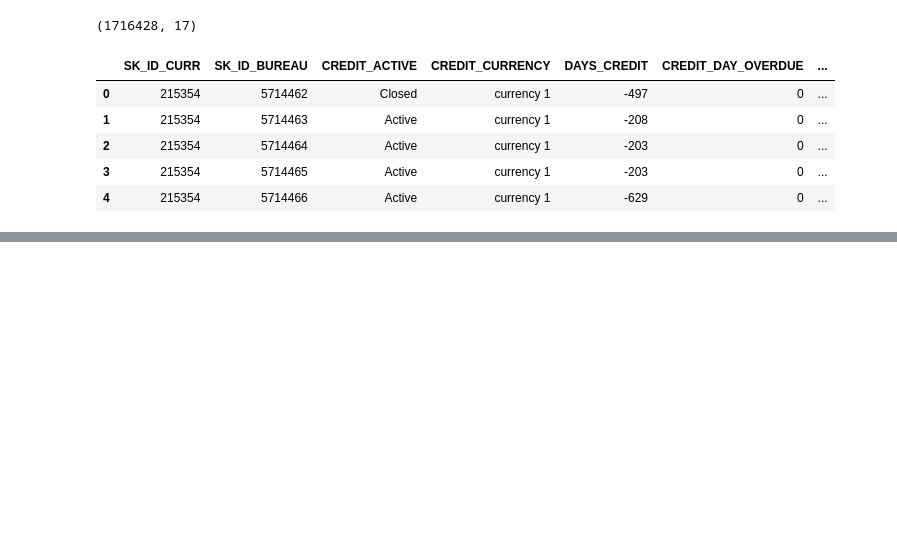
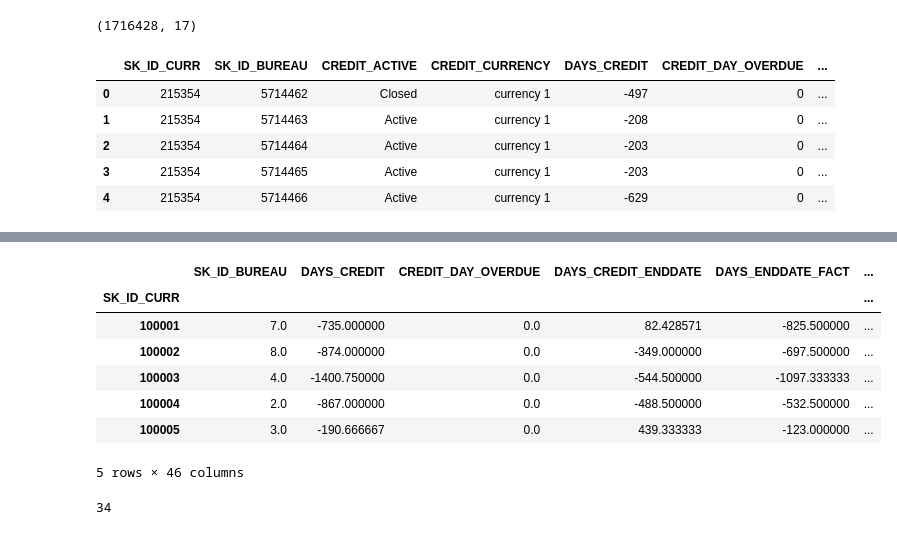
Before and after one commit to PengInGitHub/catboost, a Jupyter notebook: LightGBM_Shap.ipynb, the cells around one changed output, grey strips where cells are left out. Saved outputs shown, nothing was run; the diff lists cells and outputs as text; code cells hidden in the pictures; blank space fills up the shorter version.

```diff
--- a/LightGBM_Shap.ipynb
+++ b/LightGBM_Shap.ipynb
@@ -110,0 +199,17 @@ buro.head()
+# %%
+avg_buro = buro_full.groupby('SK_ID_CURR').mean()
+avg_buro.head()
+# %% [output]
+|  | SK_ID_BUREAU | DAYS_CREDIT | CREDIT_DAY_OVERDUE | DAYS_CREDIT_ENDDATE | DAYS_ENDDATE_FACT | ... |
+| SK_ID_CURR |  |  |  |  |  | ... |
+| 100001 | 7.0 | -735.000000 | 0.0 | 82.428571 | -825.500000 | ... |
+| 100002 | 8.0 | -874.000000 | 0.0 | -349.000000 | -697.500000 | ... |
+| 100003 | 4.0 | -1400.750000 | 0.0 | -544.500000 | -1097.333333 | ... |
+| 100004 | 2.0 | -867.000000 | 0.0 | -488.500000 | -532.500000 | ... |
+| 100005 | 3.0 | -190.666667 | 0.0 | 439.333333 | -123.000000 | ... |
+5 rows × 46 columns
+# %%
+del buro, buro_full
+gc.collect()
+# %% [output]
+34
```
Also changed, not shown: parts of 10 cells of this notebook.
